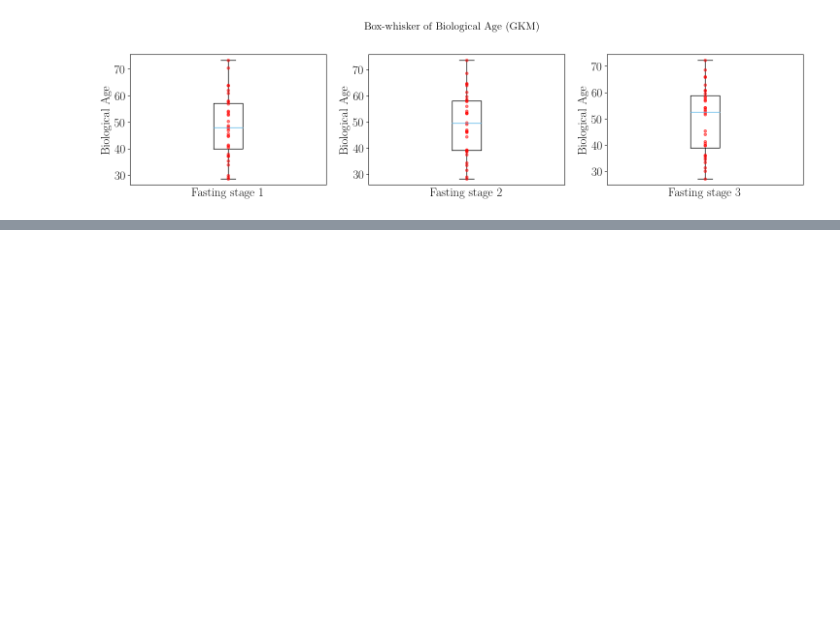
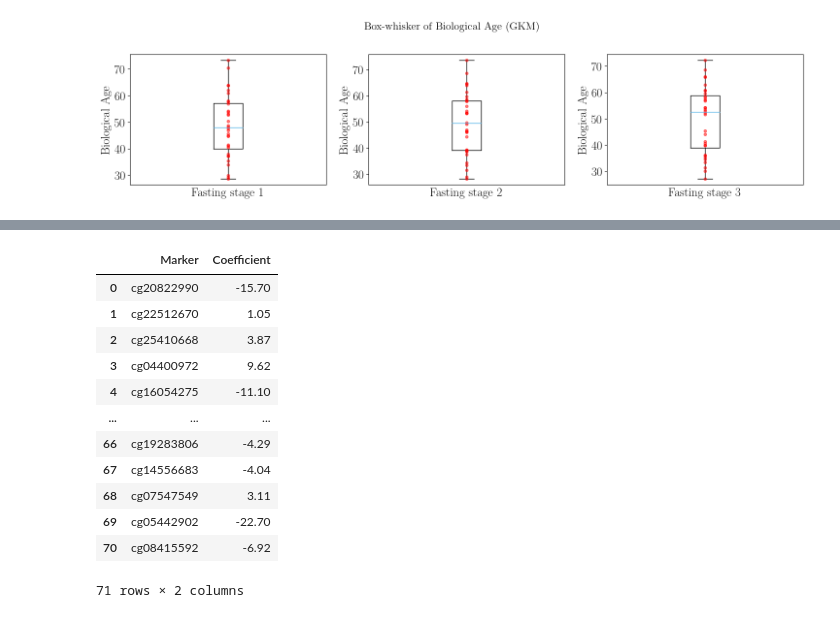
Before and after one commit to AmroAbdrabo/project-fasting-on-aging, a Jupyter notebook: exploratory_analysis.ipynb, the cells around one changed output, grey strips where cells are left out. Saved outputs shown, nothing was run; the diff lists cells and outputs as text; code cells hidden in the pictures; blank space fills up the shorter version.

```diff
--- a/exploratory_analysis.ipynb
+++ b/exploratory_analysis.ipynb
@@ -407,0 +448,16 @@ plot_box_whiskers_age(bio_age_stage_gkm, "Box-whisker of Biological Age (GKM)",
+# %%
+hannum[['Marker', 'Coefficient']]
+# %% [output]
+|  | Marker | Coefficient |
+| 0 | cg20822990 | -15.70 |
+| 1 | cg22512670 | 1.05 |
+| 2 | cg25410668 | 3.87 |
+| 3 | cg04400972 | 9.62 |
+| 4 | cg16054275 | -11.10 |
+| ... | ... | ... |
+| 66 | cg19283806 | -4.29 |
+| 67 | cg14556683 | -4.04 |
+| 68 | cg07547549 | 3.11 |
+| 69 | cg05442902 | -22.70 |
+| 70 | cg08415592 | -6.92 |
+71 rows × 2 columns
```
Also changed, not shown: parts of 12 cells of this notebook, 3 other files.
